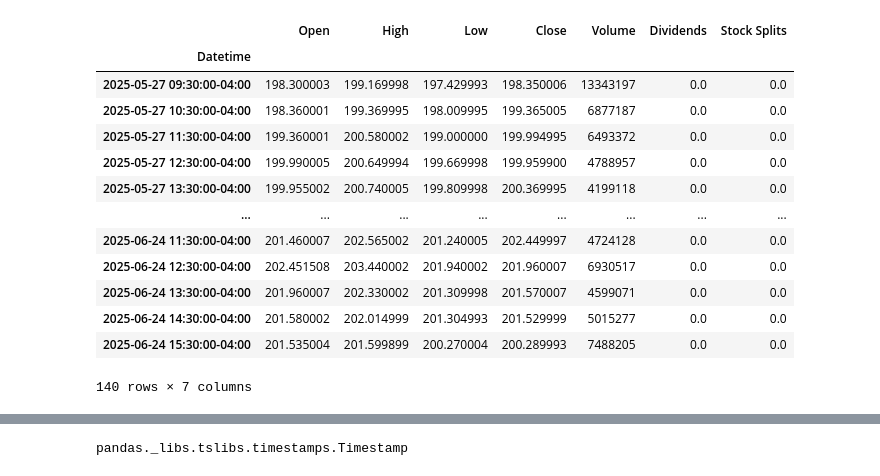
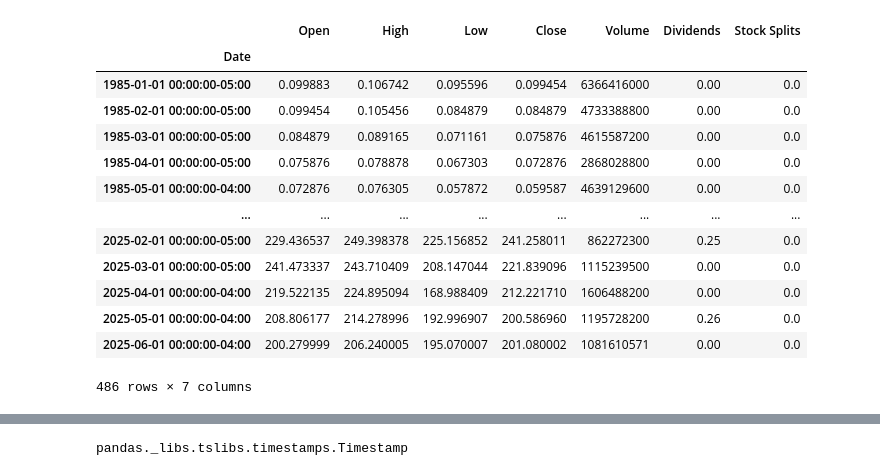
Before and after one commit to TalMatit/Live_stock_dashboard, a Jupyter notebook: test.ipynb, the cells around one changed output, grey strips where cells are left out. Saved outputs shown, nothing was run; the diff lists cells and outputs as text; code cells hidden in the pictures.

Commit message:
Added period and interval selection options to the candlestick chart

```diff
--- a/test.ipynb
+++ b/test.ipynb
@@ -2,21 +2,21 @@
 import yfinance as yf
 # %%
 apple = yf.Ticker('aapl')
-apple_info = apple.history(interval='60m', period='1mo')
+apple_info = apple.history(interval='1mo', period='max')
 
 apple_info
 # %% [output]
 |  | Open | High | Low | Close | Volume | Dividends | Stock Splits |
-| Datetime |  |  |  |  |  |  |  |
-| 2025-05-27 09:30:00-04:00 | 198.300003 | 199.169998 | 197.429993 | 198.350006 | 13343197 | 0.0 | 0.0 |
-| 2025-05-27 10:30:00-04:00 | 198.360001 | 199.369995 | 198.009995 | 199.365005 | 6877187 | 0.0 | 0.0 |
-| 2025-05-27 11:30:00-04:00 | 199.360001 | 200.580002 | 199.000000 | 199.994995 | 6493372 | 0.0 | 0.0 |
-| 2025-05-27 12:30:00-04:00 | 199.990005 | 200.649994 | 199.669998 | 199.959900 | 4788957 | 0.0 | 0.0 |
-| 2025-05-27 13:30:00-04:00 | 199.955002 | 200.740005 | 199.809998 | 200.369995 | 4199118 | 0.0 | 0.0 |
+| Date |  |  |  |  |  |  |  |
+| 1985-01-01 00:00:00-05:00 | 0.099883 | 0.106742 | 0.095596 | 0.099454 | 6366416000 | 0.00 | 0.0 |
+| 1985-02-01 00:00:00-05:00 | 0.099454 | 0.105456 | 0.084879 | 0.084879 | 4733388800 | 0.00 | 0.0 |
+| 1985-03-01 00:00:00-05:00 | 0.084879 | 0.089165 | 0.071161 | 0.075876 | 4615587200 | 0.00 | 0.0 |
+| 1985-04-01 00:00:00-05:00 | 0.075876 | 0.078878 | 0.067303 | 0.072876 | 2868028800 | 0.00 | 0.0 |
+| 1985-05-01 00:00:00-04:00 | 0.072876 | 0.076305 | 0.057872 | 0.059587 | 4639129600 | 0.00 | 0.0 |
 | ... | ... | ... | ... | ... | ... | ... | ... |
-| 2025-06-24 11:30:00-04:00 | 201.460007 | 202.565002 | 201.240005 | 202.449997 | 4724128 | 0.0 | 0.0 |
-| 2025-06-24 12:30:00-04:00 | 202.451508 | 203.440002 | 201.940002 | 201.960007 | 6930517 | 0.0 | 0.0 |
-| 2025-06-24 13:30:00-04:00 | 201.960007 | 202.330002 | 201.309998 | 201.570007 | 4599071 | 0.0 | 0.0 |
-| 2025-06-24 14:30:00-04:00 | 201.580002 | 202.014999 | 201.304993 | 201.529999 | 5015277 | 0.0 | 0.0 |
-| 2025-06-24 15:30:00-04:00 | 201.535004 | 201.599899 | 200.270004 | 200.289993 | 7488205 | 0.0 | 0.0 |
+| 2025-02-01 00:00:00-05:00 | 229.436537 | 249.398378 | 225.156852 | 241.258011 | 862272300 | 0.25 | 0.0 |
+| 2025-03-01 00:00:00-05:00 | 241.473337 | 243.710409 | 208.147044 | 221.839096 | 1115239500 | 0.00 | 0.0 |
+| 2025-04-01 00:00:00-04:00 | 219.522135 | 224.895094 | 168.988409 | 212.221710 | 1606488200 | 0.00 | 0.0 |
+| 2025-05-01 00:00:00-04:00 | 208.806177 | 214.278996 | 192.996907 | 200.586960 | 1195728200 | 0.26 | 0.0 |
+| 2025-06-01 00:00:00-04:00 | 200.279999 | 206.240005 | 195.070007 | 201.080002 | 1081610571 | 0.00 | 0.0 |
-140 rows × 7 columns
+486 rows × 7 columns
```
Also changed, not shown: parts of 6 cells of this notebook, 11 other files.
